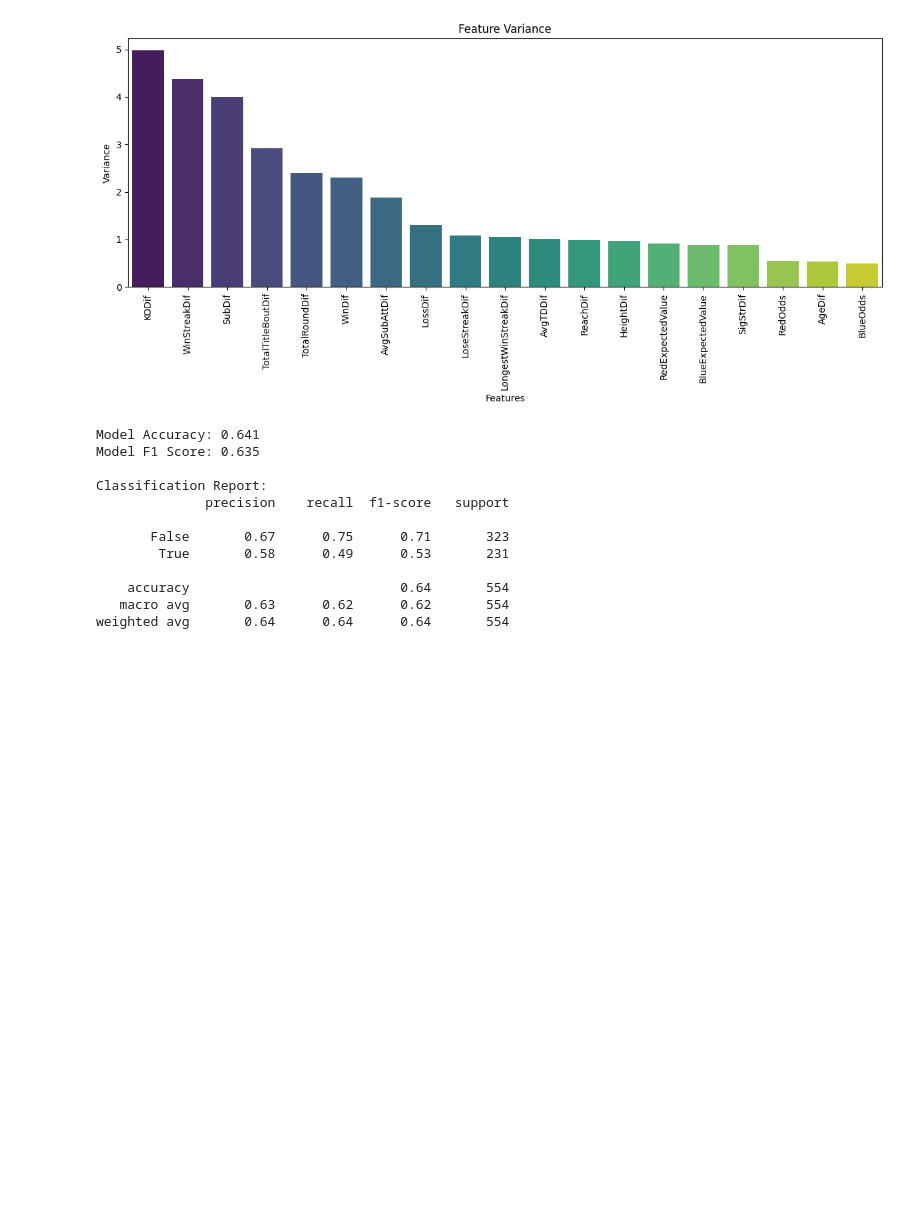
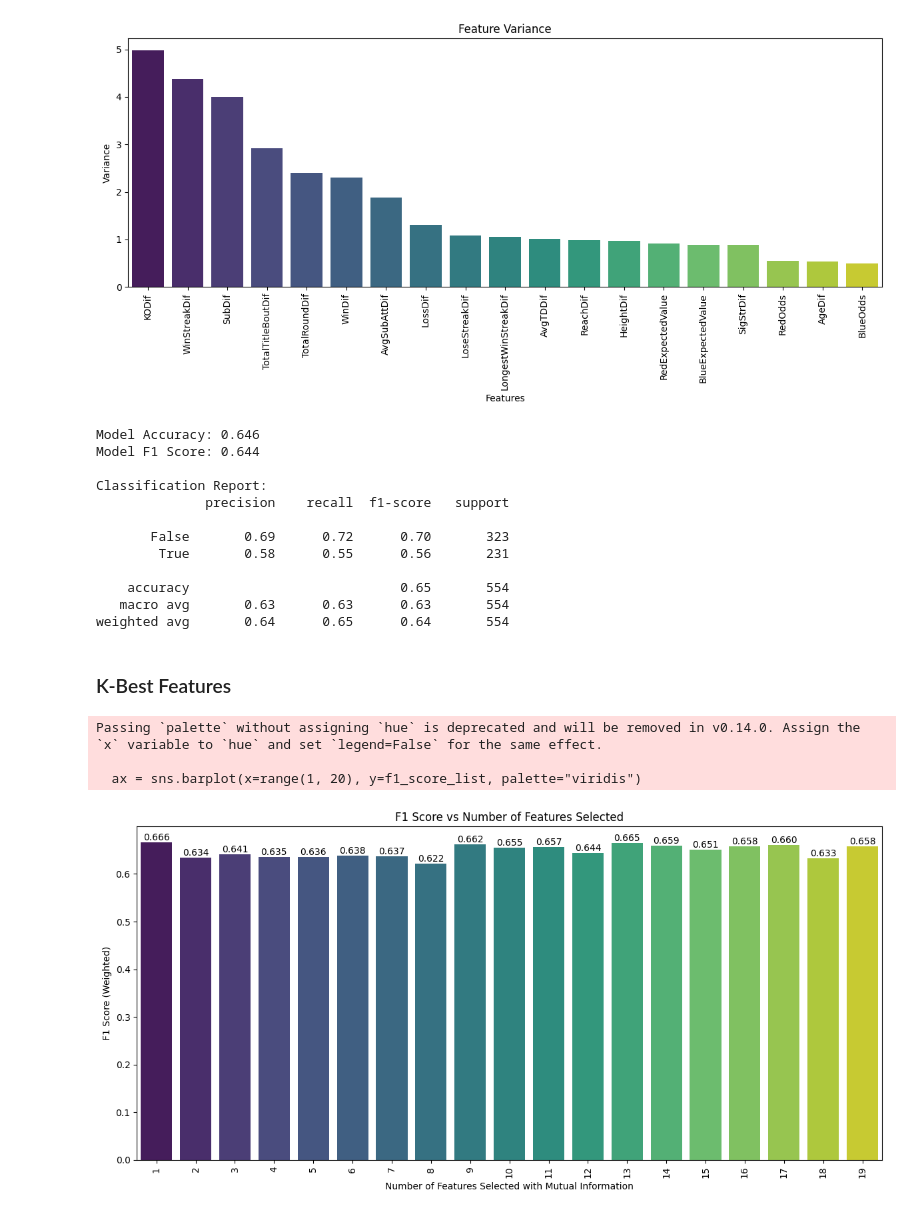
Before and after one commit to jmanlang/ufc-data-analysis, a Jupyter notebook: analysis.ipynb, the cells around one changed output. Cells and saved outputs as stored; diff of their text form; code cells hidden in the pictures; blank space fills up the shorter version.

Commit message:
Started Select K Best Features

```diff
--- a/analysis.ipynb
+++ b/analysis.ipynb
@@ -460,7 +461,7 @@ Index(['RedFighter', 'BlueFighter', 'RedOdds', 'BlueOdds', 'RedExpectedValue',
       dtype='object', length=118)
 # %%
 prediction_df = all_fights[['RedOdds', 'BlueOdds', 'RedExpectedValue', 'BlueExpectedValue', 'Winner', 'TitleBout',
-       'Gender', 'RedStance', 'BlueStance', 'LoseStreakDif',
+       'LoseStreakDif',
        'WinStreakDif', 'LongestWinStreakDif', 'WinDif', 'LossDif',
        'TotalRoundDif', 'TotalTitleBoutDif', 'KODif', 'SubDif', 'HeightDif',
        'ReachDif', 'AgeDif', 'SigStrDif', 'AvgSubAttDif', 'AvgTDDif']]
@@ -483,5 +488,5 @@ prediction_df
 # %%
-prediction_df = pd.get_dummies(prediction_df, prefix=['Winner', 'Gender', 'RedStance', 'BlueStance'])
+prediction_df = pd.get_dummies(prediction_df, prefix=['Winner'])
 prediction_df.dropna(inplace=True)
 # %%
 prediction_df.describe()
@@ -611,15 +622,51 @@ var_preds = xgb.predict(sel_X_test_v1)
 
 print_scores(y_test_v1, var_preds)
 # %% [output]
-Model Accuracy: 0.641
-Model F1 Score: 0.635
+Model Accuracy: 0.646
+Model F1 Score: 0.644
 
 Classification Report:
               precision    recall  f1-score   support
 
-       False       0.67      0.75      0.71       323
-        True       0.58      0.49      0.53       231
+       False       0.69      0.72      0.70       323
+        True       0.58      0.55      0.56       231
 
-    accuracy                           0.64       554
-   macro avg       0.63      0.62      0.62       554
-weighted avg       0.64      0.64      0.64       554
+    accuracy                           0.65       554
+   macro avg       0.63      0.63      0.63       554
+weighted avg       0.64      0.65      0.64       554
+# %% [markdown]
+### K-Best Features
+# %%
+X_train_v2, X_test_v2, y_train_v2, y_test_v2 = X_train.copy(), X_test.copy(), y_train.copy(), y_test.copy()
+f1_score_list = []
+
+for k in range(1, 20):
+    selector = SelectKBest(mutual_info_classif, k=k)
+    selector.fit(X_train_v2, y_train_v2)
+
+    sel_X_train_v2 = selector.transform(X_train_v2)
+    sel_X_test_v2 = selector.transform(X_test_v2)
+
+    xgb.fit(sel_X_train_v2, y_train_v2)
+    kbest_preds = xgb.predict(sel_X_test_v2)
+
+    f1_score_kbest = round(f1_score(y_test_v2, kbest_preds, average='weighted'), 3)
+
+    f1_score_list.append(f1_score_kbest)
+# %%
+# Plotting F1 Scores vs Number of Features
+plt.figure(figsize=(12, 6))
+ax = sns.barplot(x=range(1, 20), y=f1_score_list, palette="viridis")
+plt.xticks(rotation=90)
+plt.xlabel("Number of Features Selected with Mutual Information")
+plt.ylabel("F1 Score (Weighted)")
+plt.title("F1 Score vs Number of Features Selected")
+plt.tight_layout()
+for container in ax.containers:
+    ax.bar_label(container, fmt='%.3f')
+plt.show()
+# %% [output]
+Passing `palette` without assigning `hue` is deprecated and will be removed in v0.14.0. Assign the `x` variable to `hue` and set `legend=False` for the same effect.
+
+  ax = sns.barplot(x=range(1, 20), y=f1_score_list, palette="viridis")
+[figure, added]
```
Also changed, not shown: parts of 10 cells of this notebook.
